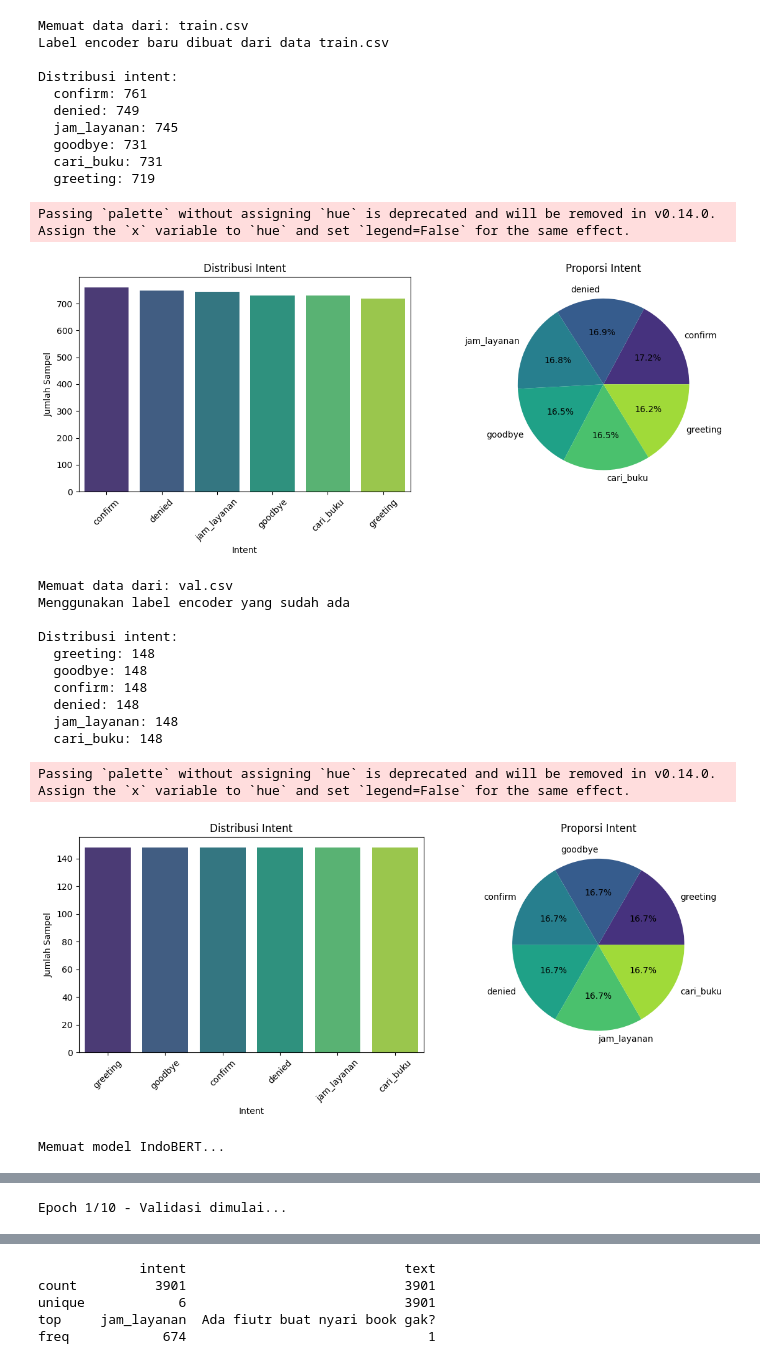
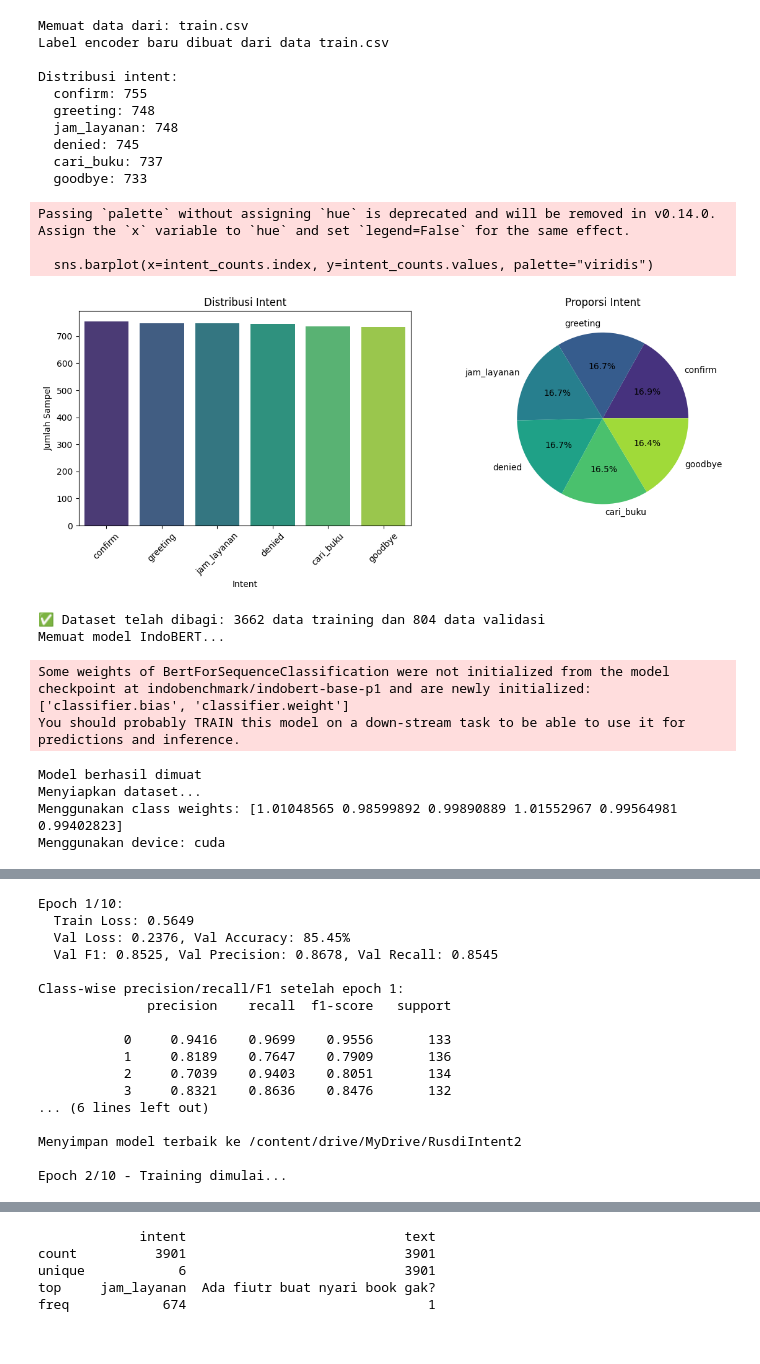
Before and after one commit to HaqTetsuya/rusdi-prototype-1, a Jupyter notebook: rusdi_prototype_7.ipynb, the cells around one changed output, grey strips where cells are left out. Drawn from its saved outputs; the diff is of its cells as text; code cells hidden in the pictures.

Commit message:
intent classesny ga jelas coek, label encoder masih salah, model sedikit overfitting

```diff
--- a/rusdi_prototype_7.ipynb
+++ b/rusdi_prototype_7.ipynb
@@ -1346,39 +1328,36 @@ def run_prediction_demo_enhanced(model=None, tokenizer=None, intent_classes=None
 # %%
 # Cell 13: Jalankan pipeline (uncomment untuk menjalankan)
 
 model, tokenizer, intent_classes, label_encoder = run_full_pipeline_enhanced(
     use_drive=True,               # Whether to use Google Drive for storage
     percentile=95,                # Percentile for OOD threshold
     ood_method='combined',        # OOD detection method ('msp', 'energy', or 'combined')
-    split_dataset="no",           # "yes" for splitting train.csv, "no" for separate files
+    split_dataset="yes",           # "yes" for splitting train.csv, "no" for separate files
     val_split=0.18                 # Validation split ratio if split_dataset="yes"
 )
 
 
 # Cell 14: Jalankan demo prediksi (uncomment untuk menjalankan)
 # %% [output]
 Memuat data dari: train.csv
 Label encoder baru dibuat dari data train.csv
 
 Distribusi intent:
-  confirm: 761
-  denied: 749
-  jam_layanan: 745
-  goodbye: 731
-  cari_buku: 731
-  greeting: 719
+  confirm: 755
+  greeting: 748
+  jam_layanan: 748
+  denied: 745
+  cari_buku: 737
+  goodbye: 733
 Passing `palette` without assigning `hue` is deprecated and will be removed in v0.14.0. Assign the `x` variable to `hue` and set `legend=False` for the same effect.
+
+  sns.barplot(x=intent_counts.index, y=intent_counts.values, palette="viridis")
-[figure, old version]
+[figure, new version]
-Memuat data dari: val.csv
-Menggunakan label encoder yang sudah ada
-
-Distribusi intent:
-  greeting: 148
-  goodbye: 148
-  confirm: 148
-  denied: 148
-  jam_layanan: 148
-  cari_buku: 148
+✅ Dataset telah dibagi: 3662 data training dan 804 data validasi
+Memuat model IndoBERT...
-Passing `palette` without assigning `hue` is deprecated and will be removed in v0.14.0. Assign the `x` variable to `hue` and set `legend=False` for the same effect.
+Some weights of BertForSequenceClassification were not initialized from the model checkpoint at indobenchmark/indobert-base-p1 and are newly initialized: ['classifier.bias', 'classifier.weight']
+You should probably TRAIN this model on a down-stream task to be able to use it for predictions and inference.
-[figure, removed]
-Memuat model IndoBERT...
+Model berhasil dimuat
+Menyiapkan dataset...
+Menggunakan class weights: [1.01048565 0.98599892 0.99890889 1.01552967 0.99564981 0.99402823]
+Menggunakan device: cuda
@@ -1396 +1370,17 @@ Epoch 1/10 - Training dimulai...
-Epoch 1/10 - Validasi dimulai...
+Epoch 1/10:
+  Train Loss: 0.5649
+  Val Loss: 0.2376, Val Accuracy: 85.45%
+  Val F1: 0.8525, Val Precision: 0.8678, Val Recall: 0.8545
+
+Class-wise precision/recall/F1 setelah epoch 1:
+              precision    recall  f1-score   support
+
+           0     0.9416    0.9699    0.9556       133
+           1     0.8189    0.7647    0.7909       136
+           2     0.7039    0.9403    0.8051       134
+           3     0.8321    0.8636    0.8476       132
+... (6 lines left out)
+
+Menyimpan model terbaik ke /content/drive/MyDrive/RusdiIntent2
+
+Epoch 2/10 - Training dimulai...
```
Also changed, not shown: parts of 6 cells of this notebook.
